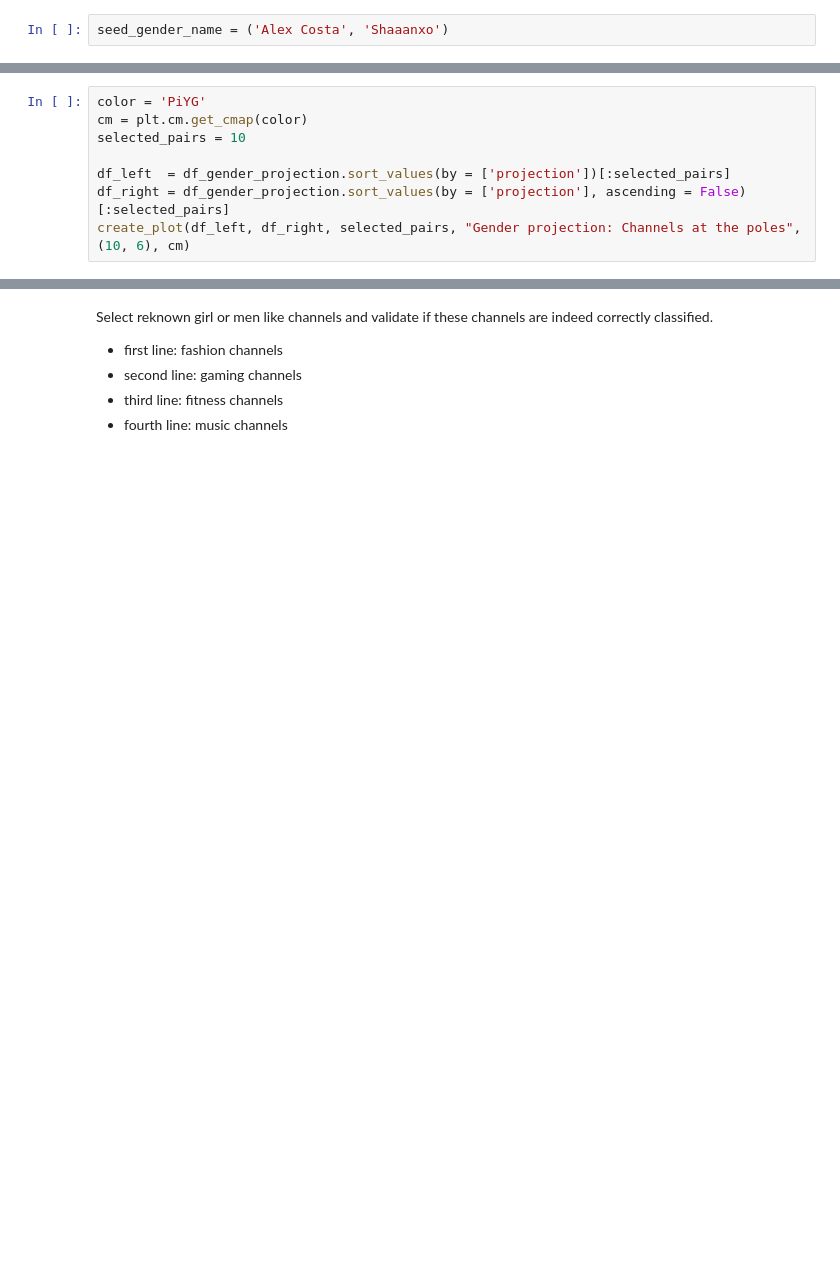
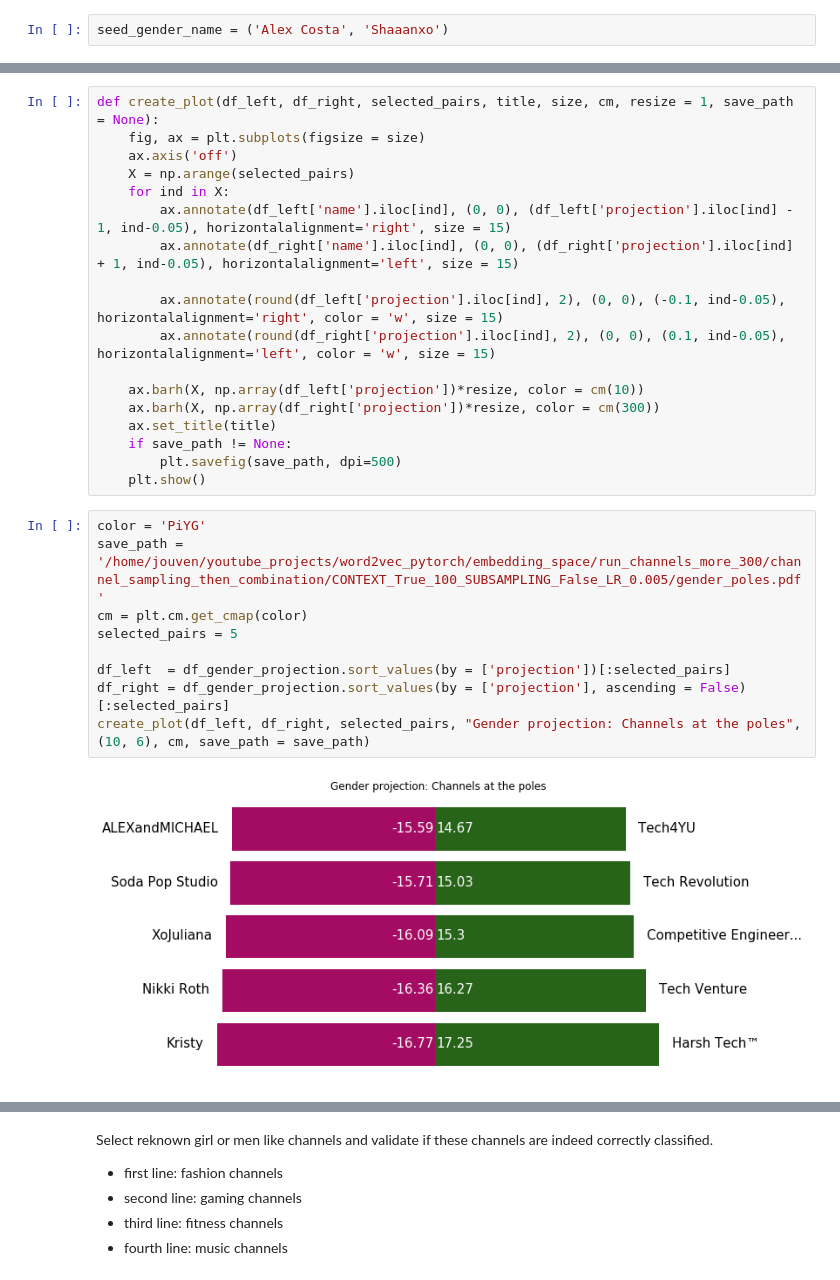
Before and after one commit to manoelhortaribeiro/youtube_projects, a Jupyter notebook: word2vec_pytorch/embedding_space/run_channels_more_300/channel_sampling_then_combination/CONTEXT_True_100_SUBSAMPLING_False_LR_0.005/axis_projection.ipynb, the cells around one changed output, grey strips where cells are left out. Drawn from its saved outputs; the diff is of its cells as text; blank space fills up the shorter version.

```diff
--- a/word2vec_pytorch/embedding_space/run_channels_more_300/channel_sampling_then_combination/CONTEXT_True_100_SUBSAMPLING_False_LR_0.005/axis_projection.ipynb
+++ b/word2vec_pytorch/embedding_space/run_channels_more_300/channel_sampling_then_combination/CONTEXT_True_100_SUBSAMPLING_False_LR_0.005/axis_projection.ipynb
@@ -161,11 +151,32 @@ NameError: name 'save_path' is not defined
+# %%
+def create_plot(df_left, df_right, selected_pairs, title, size, cm, resize = 1, save_path = None):
+    fig, ax = plt.subplots(figsize = size)
+    ax.axis('off')
+    X = np.arange(selected_pairs)
+    for ind in X:
+        ax.annotate(df_left['name'].iloc[ind], (0, 0), (df_left['projection'].iloc[ind] - 1, ind-0.05), horizontalalignment='right', size = 15)
+        ax.annotate(df_right['name'].iloc[ind], (0, 0), (df_right['projection'].iloc[ind] + 1, ind-0.05), horizontalalignment='left', size = 15)
+
+        ax.annotate(round(df_left['projection'].iloc[ind], 2), (0, 0), (-0.1, ind-0.05), horizontalalignment='right', color = 'w', size = 15)
+        ax.annotate(round(df_right['projection'].iloc[ind], 2), (0, 0), (0.1, ind-0.05), horizontalalignment='left', color = 'w', size = 15)
+
+    ax.barh(X, np.array(df_left['projection'])*resize, color = cm(10))
+    ax.barh(X, np.array(df_right['projection'])*resize, color = cm(300))
+    ax.set_title(title)
+    if save_path != None:
+        plt.savefig(save_path, dpi=500)
+    plt.show()
 # %%
 color = 'PiYG'
+save_path = '/home/jouven/youtube_projects/word2vec_pytorch/embedding_space/run_channels_more_300/channel_sampling_then_combination/CONTEXT_True_100_SUBSAMPLING_False_LR_0.005/gender_poles.pdf'
 cm = plt.cm.get_cmap(color)
-selected_pairs = 10
+selected_pairs = 5
 
 df_left  = df_gender_projection.sort_values(by = ['projection'])[:selected_pairs]
 df_right = df_gender_projection.sort_values(by = ['projection'], ascending = False)[:selected_pairs]
-create_plot(df_left, df_right, selected_pairs, "Gender projection: Channels at the poles", (10, 6), cm)
+create_plot(df_left, df_right, selected_pairs, "Gender projection: Channels at the poles", (10, 6), cm, save_path = save_path)
+# %% [output]
+[figure, added]
 # %%
 color = 'PiYG'
 cm = plt.cm.get_cmap(color)
```
Also changed, not shown: parts of 16 cells of this notebook, 46 other files.
